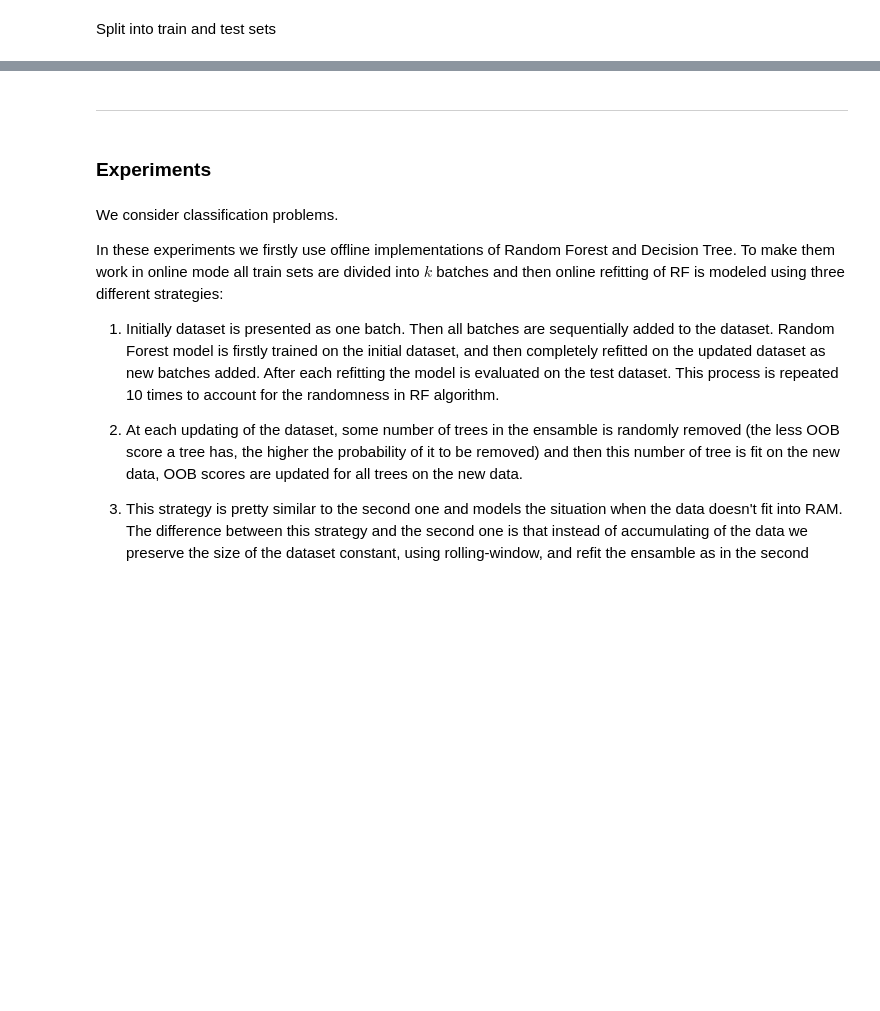
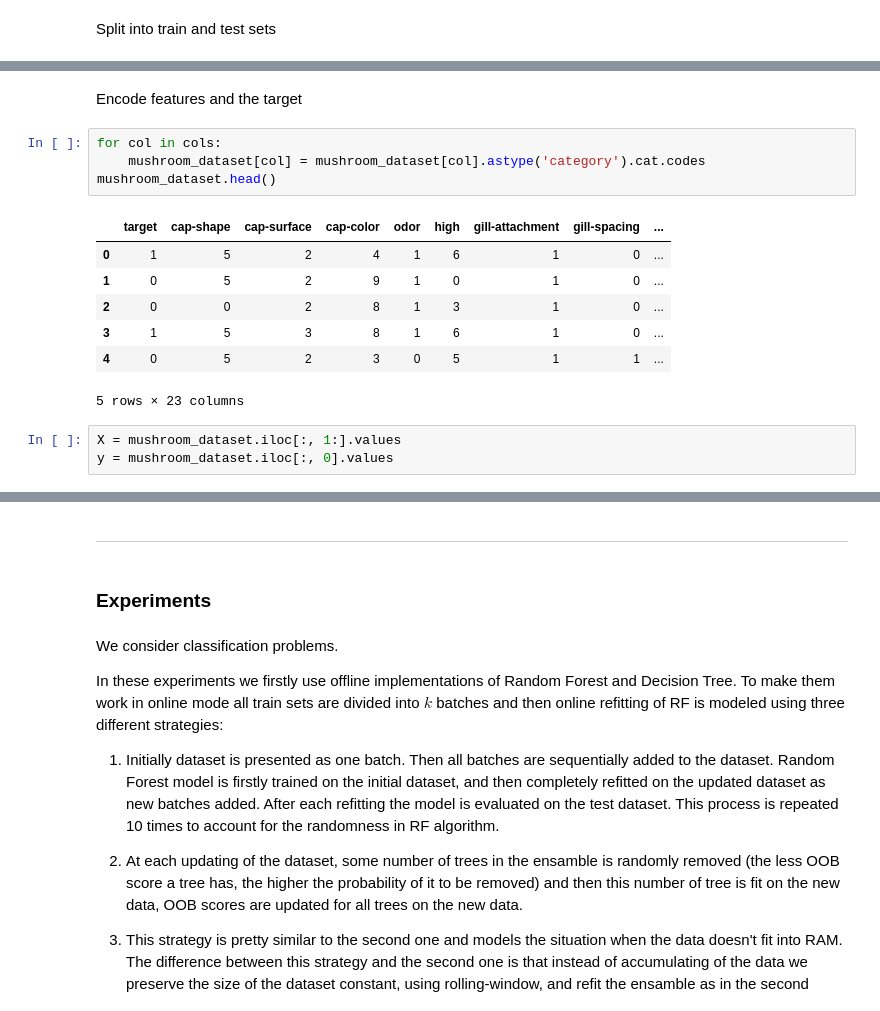
Before and after one commit to smikhai1/RF-online, a Jupyter notebook: notebooks/experiments.ipynb, the cells around one changed output, grey strips where cells are left out. Drawn from its saved outputs; the diff is of its cells as text; blank space fills up the shorter version.

```diff
--- a/notebooks/experiments.ipynb
+++ b/notebooks/experiments.ipynb
@@ -105,0 +121,17 @@ datasets['letters']['y_test'] = y_test
+# %% [markdown]
+Encode features and the target
+# %%
+for col in cols:
+    mushroom_dataset[col] = mushroom_dataset[col].astype('category').cat.codes
+mushroom_dataset.head()
+# %% [output]
+|  | target | cap-shape | cap-surface | cap-color | odor | high | gill-attachment | gill-spacing | ... |
+| 0 | 1 | 5 | 2 | 4 | 1 | 6 | 1 | 0 | ... |
+| 1 | 0 | 5 | 2 | 9 | 1 | 0 | 1 | 0 | ... |
+| 2 | 0 | 0 | 2 | 8 | 1 | 3 | 1 | 0 | ... |
+| 3 | 1 | 5 | 3 | 8 | 1 | 6 | 1 | 0 | ... |
+| 4 | 0 | 5 | 2 | 3 | 0 | 5 | 1 | 1 | ... |
+5 rows × 23 columns
+# %%
+X = mushroom_dataset.iloc[:, 1:].values
+y = mushroom_dataset.iloc[:, 0].values
```
Also changed, not shown: parts of 14 cells of this notebook, 3 other files.
